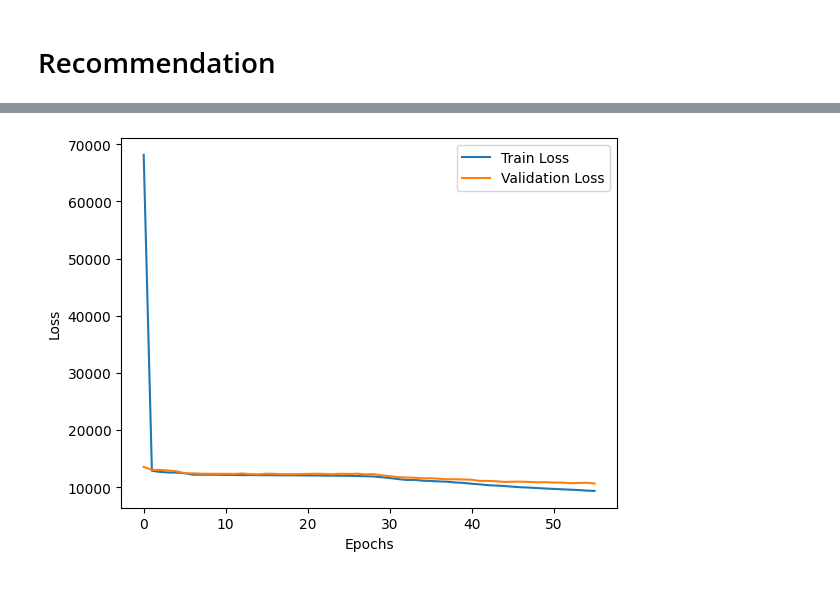
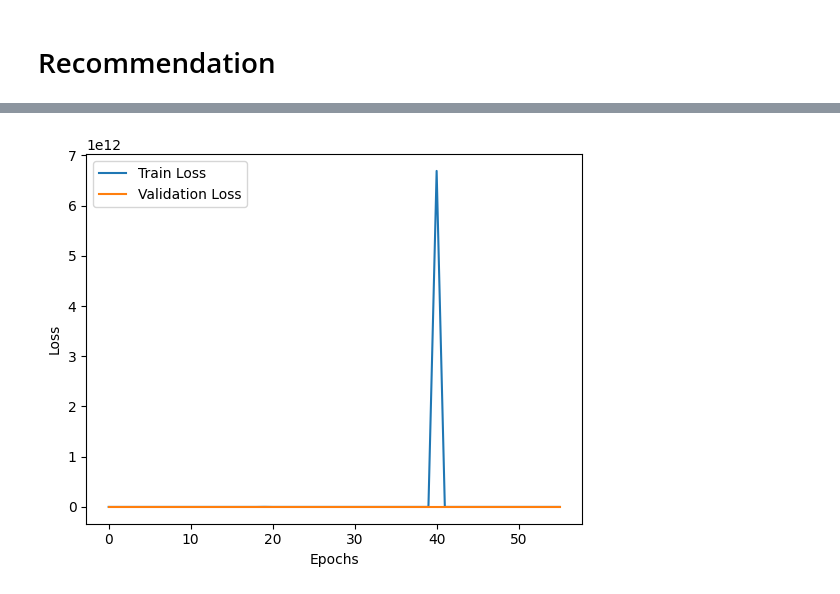
Before and after one commit to justinhangoebl/residual-quantization, a Jupyter notebook: vae.ipynb, the cells around one changed output, grey strips where cells are left out. Saved outputs shown, nothing was run; the diff lists cells and outputs as text; code cells hidden in the pictures.

```diff
--- a/vae.ipynb
+++ b/vae.ipynb
@@ -271,7 +271,7 @@ class RecommenderDataset(data.Dataset):
         return self.data[idx]
 # %%
 class VAERecommenderSystem:
-    def __init__(self, user_item_matrix, latent_dim=50, hidden_dim=200, batch_size=64, lr=0.001, epochs=20, val_split=0.2):
+    def __init__(self, user_item_matrix, latent_dim=64, hidden_dim=256, batch_size=1, lr=0.001, epochs=56, val_split=0.2):
         self.device = torch.device("cuda" if torch.cuda.is_available() else "cpu")
         self.num_items = user_item_matrix.shape[1]
         self.model = VAERecModel(self.num_items, latent_dim, hidden_dim).to(self.device)
@@ -397,5 +396,5 @@ train_data, test_data = train_test_split(inter_tensor, test_size=0.2, random_sta
 # %%
-vae_recommender = VAERecommenderSystem(train_data, latent_dim=64, epochs=56, val_split=0.25)
+vae_recommender = VAERecommenderSystem(inter_tensor, latent_dim=64, epochs=56, val_split=0.25)
 vae_recommender.train()
 vae_recommender.plot_loss()
 # %% [output]
@@ -419,2 +418,2 @@ Epoch 56/56 - Train Loss: 9338.4651 | Val Loss: 10638.5734
-[figure, old version]
+[figure, new version]
 # %%
```
Also changed, not shown: parts of 3 cells of this notebook, 15 other files.
